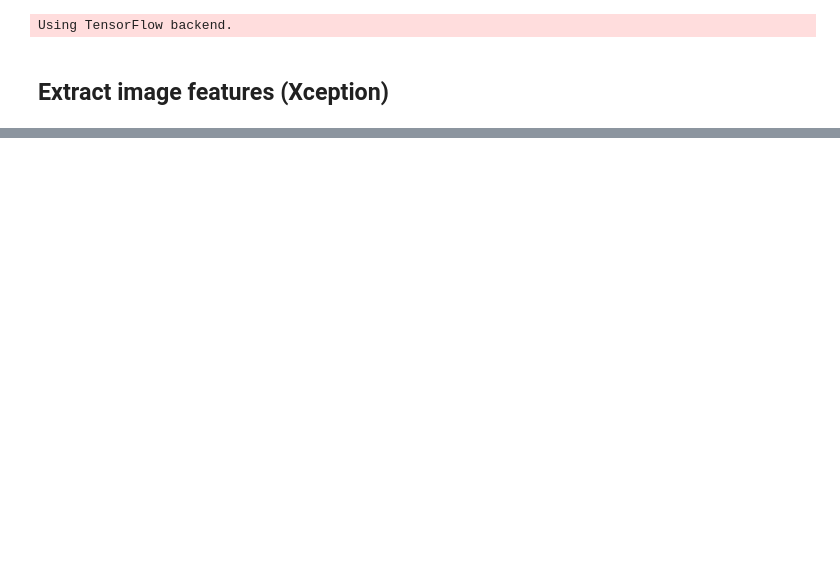
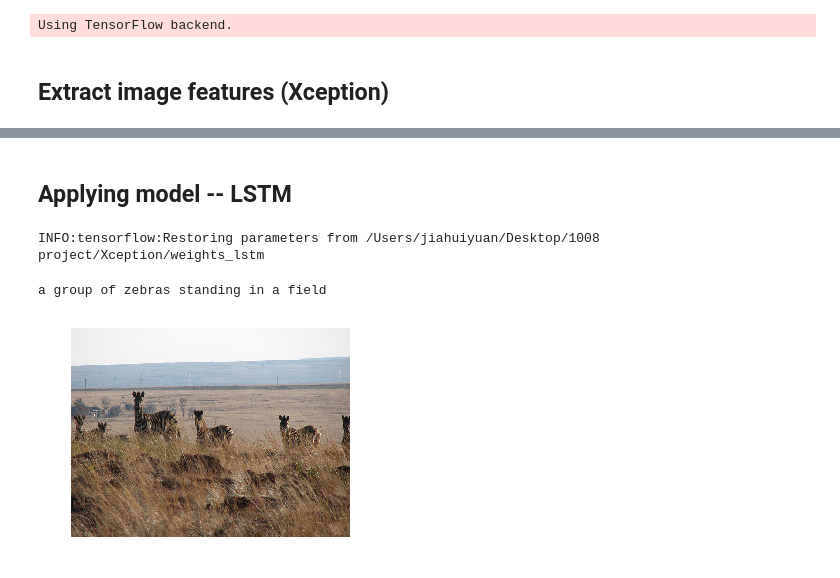
Before and after one commit to allenlsj/spdl18, a Jupyter notebook: Xception/Xception.ipynb, the cells around one changed output, grey strips where cells are left out. Saved outputs shown, nothing was run; the diff lists cells and outputs as text; code cells hidden in the pictures; blank space fills up the shorter version.

Commit message:
xception: model, result

```diff
--- a/Xception/Xception.ipynb
+++ b/Xception/Xception.ipynb
@@ -76,0 +282,78 @@ list(filter(lambda x: x.endswith("_sample.zip"), os.listdir(".")))
+# %% [markdown]
+## Applying model -- LSTM
+# %%
+class final_model:
+    # CNN encoder
+    encoder, preprocess_for_model = get_cnn_encoder()
+    saver.restore(s, os.path.abspath("weights_lstm"))
+
+    # containers for current lstm states
+    lstm_c = tf.Variable(tf.zeros([1, LSTM_UNITS]), name="cell")
+    lstm_h = tf.Variable(tf.zeros([1, LSTM_UNITS]), name="hidden")
+
+    # input images
+    input_images = tf.placeholder('float32', [1, IMG_SIZE, IMG_SIZE, 3], name='images')
+    img_embeds = encoder(input_images)
+
+    # initialize lstm state conditioned on image
+    init_c = init_h = decoder.img_embed_bottleneck_to_h0(decoder.img_embed_to_bottleneck(img_embeds))
+    init_lstm = tf.assign(lstm_c, init_c), tf.assign(lstm_h, init_h)
+
+    current_word = tf.placeholder('int32', [1], name='current_input')
+    word_embed = decoder.word_embed(current_word)
+
+    new_c, new_h = decoder.lstm(word_embed, tf.nn.rnn_cell.LSTMStateTuple(lstm_c, lstm_h))[1]
+    new_logits = decoder.token_logits(decoder.token_logits_bottleneck(new_h))
+    new_probs = tf.nn.softmax(new_logits)
+
+    # outputs probabilities of next token and updates lstm hidden state
+    one_step = new_probs, tf.assign(lstm_c, new_c), tf.assign(lstm_h, new_h)
+# %% [output]
+INFO:tensorflow:Restoring parameters from /Users/jiahuiyuan/Desktop/1008 project/Xception/weights_lstm
+# %%
+#if sample=True, we sample next token from the predicted probability distribution
+def generate_caption(image, t=1, sample=False, max_len=20):
+    # condition lstm on the image
+    s.run(final_model.init_lstm,
+          {final_model.input_images: [image]})
+
+    caption = [vocab[START]]
+
+    for _ in range(max_len):
+        next_word_probs = s.run(final_model.one_step,
+                                {final_model.current_word: [caption[-1]]})[0]
+        next_word_probs = next_word_probs.ravel()
+        next_word_probs = next_word_probs**(1/t) / np.sum(next_word_probs**(1/t))
+
+        if sample:
+            next_word = np.random.choice(range(len(vocab)), p=next_word_probs)
+        else:
+            next_word = np.argmax(next_word_probs)
+
+        caption.append(next_word)
+        if next_word == vocab[END]:
+            break
+
+    return list(map(vocab_inverse.get, caption))
+# %%
+def apply_model_to_image_raw_bytes(raw):
+    img = utils.decode_image_from_buf(raw)
+    fig = plt.figure(figsize=(5, 5.5))
+    plt.grid('off')
+    plt.axis('off')
+    plt.imshow(img)
+    img = utils.crop_and_preprocess(img, (IMG_SIZE, IMG_SIZE), final_model.preprocess_for_model)
+    print(' '.join(generate_caption(img)[1:-1]))
+    plt.show()
+
+def show_valid_example(val_img_fns, example_idx=0):
+    zf = zipfile.ZipFile("val2014_sample.zip")
+    all_files = set(val_img_fns)
+    found_files = list(filter(lambda x: x.filename.rsplit("/")[-1] in all_files, zf.filelist))
+    example = found_files[example_idx]
+    apply_model_to_image_raw_bytes(zf.read(example))
+
+show_valid_example(val_img_fns, example_idx=300)
+# %% [output]
+a group of zebras standing in a field
+[figure, added]
```
Also changed, not shown: parts of 47 cells of this notebook.
